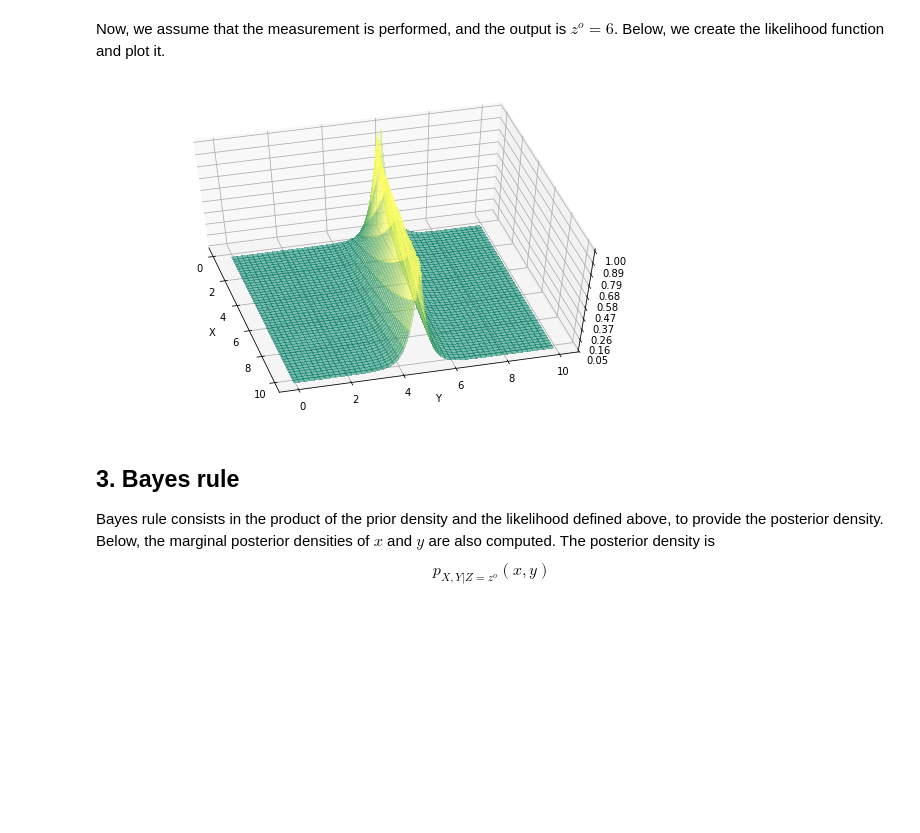
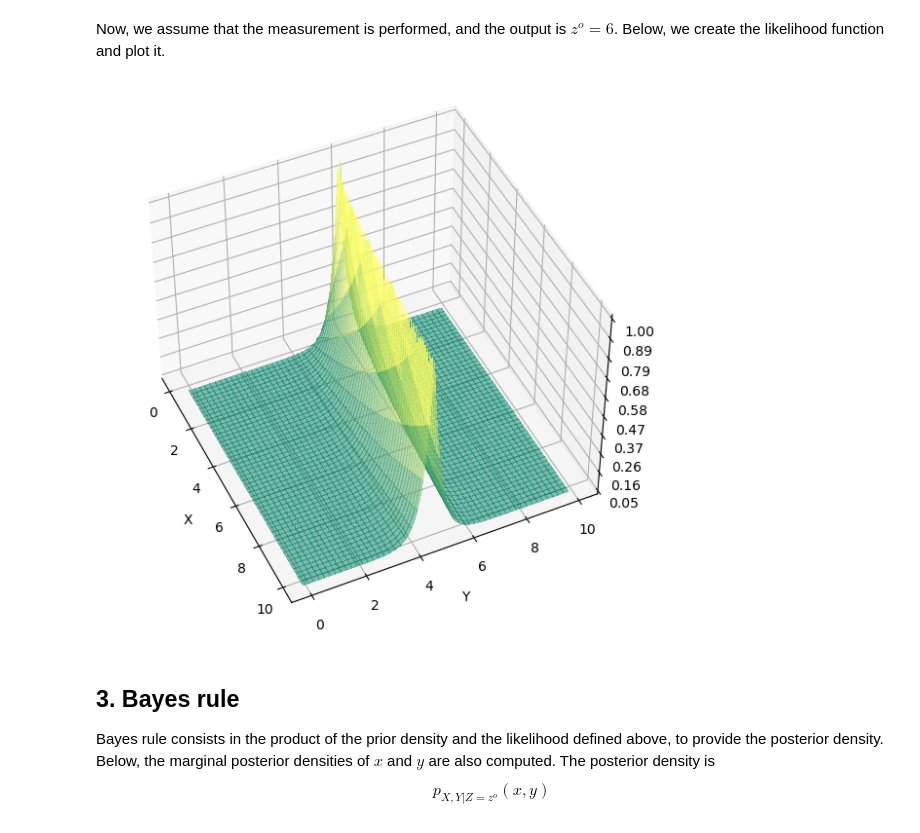
Before and after one commit to ecosme38/Data-Assimilation-Notebooks, a Jupyter notebook: Illustrate-probability-density-bayes-rule.ipynb, the cells around one changed output. Saved outputs shown, nothing was run; the diff lists cells and outputs as text; code cells hidden in the pictures; blank space fills up the shorter version.

```diff
--- a/Illustrate-probability-density-bayes-rule.ipynb
+++ b/Illustrate-probability-density-bayes-rule.ipynb
@@ -154,29 +153,28 @@ likelihood = make_likelihood(6)
 lm = likelihood(xm,ym)
 # %%
 # Start figure
-fig = plt.figure(figsize=(10,6))
-ax = fig.gca(projection='3d')
+ax = plt.figure(figsize=(10,7)).add_subplot(projection='3d')
 
 # Plot the surface.
 surf = ax.plot_surface(xm, ym, lm, cmap=cm.summer, alpha=0.5,
                        linewidth=0, antialiased=False)
 
 # Set axis labels
 ax.set_xlabel('X')
 ax.set_ylabel('Y')
 
 # Customize the z axis.
 ax.set_zlim(0.05, 1.0)
 ax.zaxis.set_major_locator(LinearLocator(10))
 ax.zaxis.set_major_formatter(FormatStrFormatter('%.02f'))
 
 # Set viewing angle and elevation
-ax.view_init(azim = -15, elev = 55)
+ax.view_init(azim = -25, elev = 45)
 
 #plt.savefig('likelihood.png')
 plt.show()
 # %% [output]
-[figure, old version]
+[figure, new version]
 # %% [markdown]
 ## 3. Bayes rule
 
```
Also changed, not shown: parts of 3 cells of this notebook.
